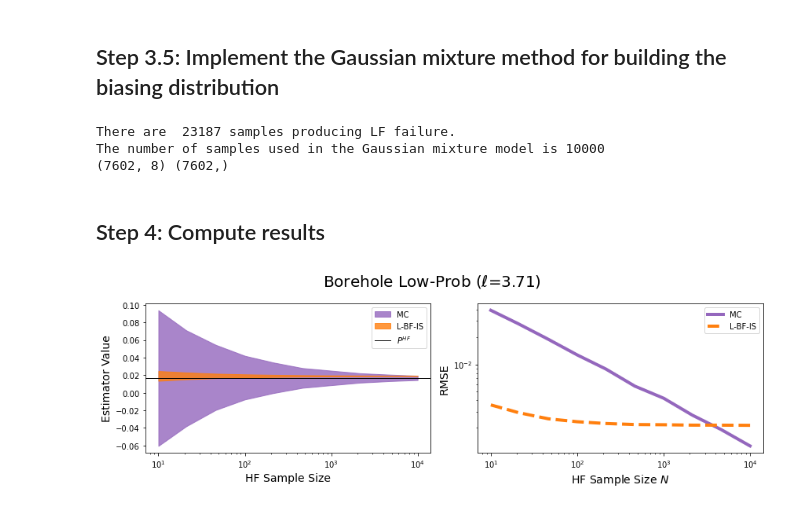
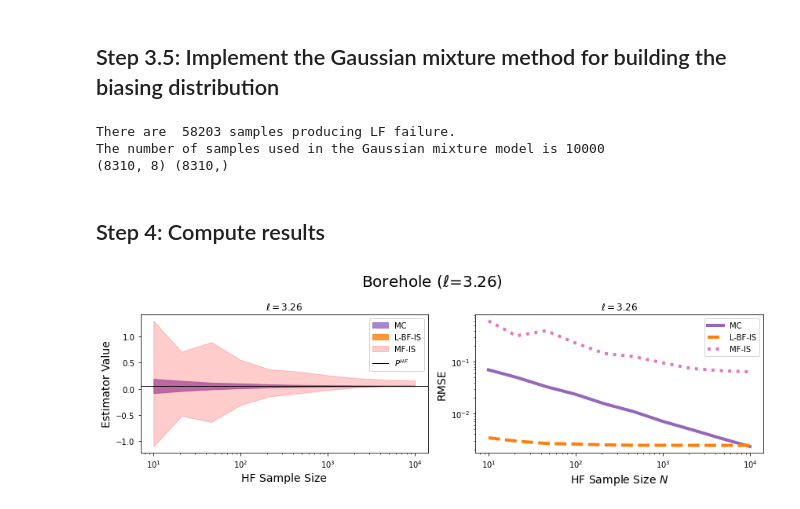
Before and after one commit to CU-UQ/L-BF-IS, a Jupyter notebook: src/Borehole.ipynb, the cells around one changed output. Drawn from its saved outputs; the diff is of its cells as text; code cells hidden in the pictures.

Commit message:
update borehole

```diff
--- a/src/Borehole.ipynb
+++ b/src/Borehole.ipynb
@@ -171,15 +171,15 @@ print('There are ', GM_samps_all.shape[0], 'samples producing LF failure.')
 # Choose 1000 of them
 GM_trains = GM_samps_all[:10000]
 print('The number of samples used in the Gaussian mixture model is', GM_trains.shape[0])
-GM_model = GaussianMixture(n_components=3, random_state=0).fit(GM_trains.detach().numpy())
+GM_model = GaussianMixture(n_components=10, random_state=0).fit(GM_trains.detach().numpy())
 GM_samps = GM_model.sample(10000)[0]
 GM_wegts = 0.5**num_variable * (np.exp(- GM_model.score_samples(GM_samps)))
 selected_ind = ((GM_samps[:,2:] < 1).all(axis=1) * (GM_samps[:,2:] > -1).all(axis=1))
 GM_samps, GM_wegts = GM_samps[selected_ind], GM_wegts[selected_ind]
 print(GM_samps.shape, GM_wegts.shape)
 # %% [output]
-There are  23187 samples producing LF failure.
+There are  58203 samples producing LF failure.
 The number of samples used in the Gaussian mixture model is 10000
-(7602, 8) (7602,)
+(8310, 8) (8310,)
 # %% [markdown]
 ## Step 4: Compute results
@@ -194,7 +189,7 @@ MC_N_lst = (10**np.linspace(1, 4, 10)).astype('int')
 MC = []
 IS = []
 GM = []
-num_trial = 10
+num_trial = 1000
 for j in range(num_trial):
     MC_est_lst = []
     IS_est_lst = []
@@ -230,30 +225,30 @@ IS_rmse = np.sqrt(np.nanmean(IS_err, axis=0))
 GM_rmse = np.sqrt(np.nanmean(GM_err, axis=0))
 # %%
 fig, axs = plt.subplots(1, 2, figsize=(12, 4))
-fig.suptitle(f'Borehole Low-Prob ($\ell$={ell:.2f})', fontsize=20)
+fig.suptitle(f'Borehole ($\ell$={ell:.2f})', fontsize=20)
 scale = 1.96
 
 axs[0].fill_between(MC_N_lst, MC_mean-scale*MC_std, MC_mean+scale*MC_std,color='tab:purple',alpha=0.8,label='MC')
 axs[0].fill_between(MC_N_lst, IS_mean-scale*IS_std, IS_mean+scale*IS_std,color='tab:orange',alpha=0.8,label='L-BF-IS')
 axs[0].fill_between(MC_N_lst, GM_mean-scale*GM_std, GM_mean+scale*GM_std,color='r',alpha=0.2,label='MF-IS')
 axs[0].axhline(ExH,c='k',label=r'$P^{HF}$',lw=1.0)
 axs[0].set_xscale('log')
 axs[0].set_xlabel('HF Sample Size', fontsize=14)
 axs[0].set_ylabel('Estimator Value', fontsize=14)
 axs[0].legend()
 axs[0].set_title(f'$\ell={ell:.2f}$')
 
 axs[1].plot(MC_N_lst, MC_rmse,color='tab:purple',alpha=1.0,label='MC',lw=4.0)
 axs[1].plot(MC_N_lst, IS_rmse,color='tab:orange',alpha=1.0,label='L-BF-IS',lw=4.0,ls='--')
-# axs[1].plot(MC_N_lst, GM_rmse,color='tab:pink',alpha=1.0,label='MF-IS',lw=4.0,ls=':')
+axs[1].plot(MC_N_lst, GM_rmse,color='tab:pink',alpha=1.0,label='MF-IS',lw=4.0,ls=':')
 axs[1].set_xscale('log')
 axs[1].set_yscale('log')
 axs[1].set_xlabel(r'HF Sample Size $N$', fontsize=14)
 axs[1].set_ylabel('RMSE', fontsize=14)
 axs[1].legend()
 axs[1].set_title(f'$\ell={ell:.2f}$')
 
 fig.tight_layout()
 # fig.savefig(f'../figures/borehole-lp-ell{ell:.2f}.pdf', dpi=300)
 # %% [output]
-[figure, old version]
+[figure, new version]
```
Also changed, not shown: parts of 4 cells of this notebook.
